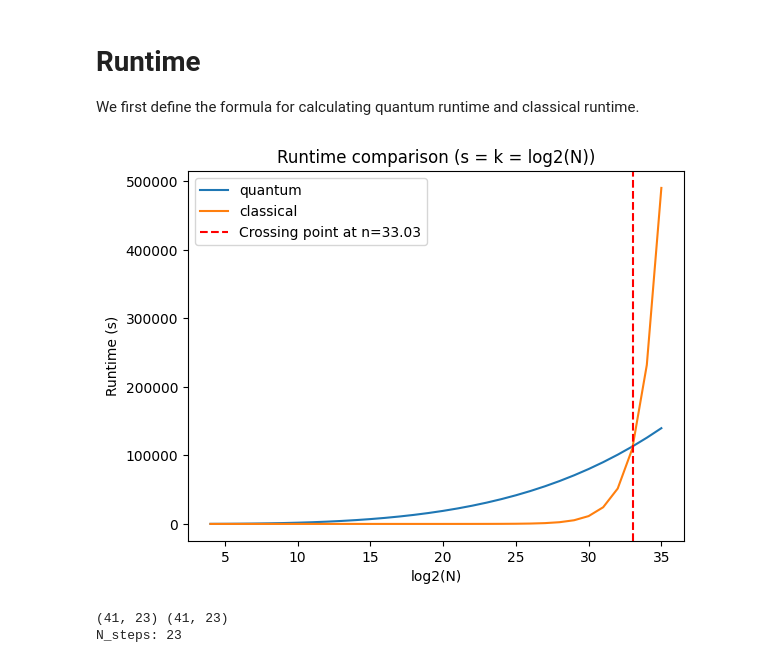
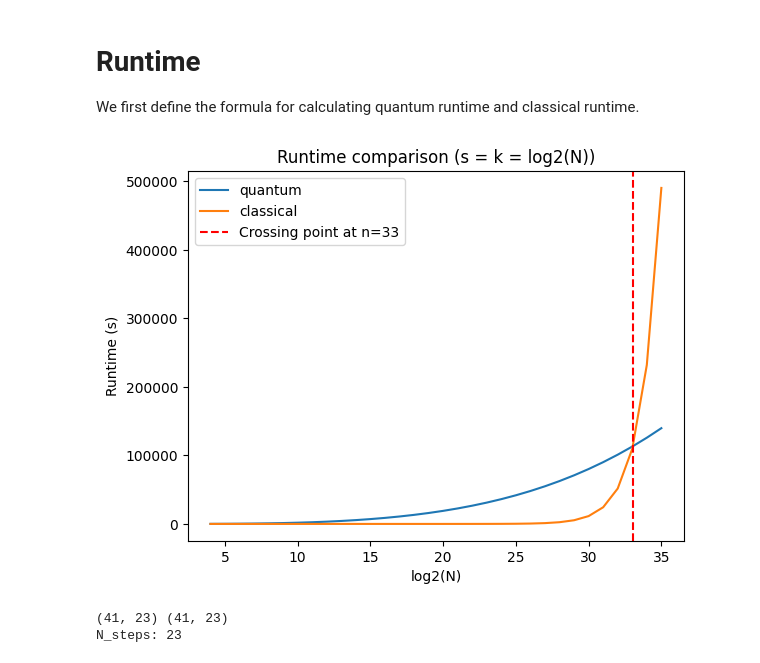
Before and after one commit to tiger9tu/HHL, a Jupyter notebook: tools/heatmap.ipynb, the cells around one changed output. Saved outputs shown, nothing was run; the diff lists cells and outputs as text; code cells hidden in the pictures.

```diff
--- a/tools/heatmap.ipynb
+++ b/tools/heatmap.ipynb
@@ -99,35 +99,35 @@ def plot_runtime_line_graph():
     n_start = 4
     n_end =36
 
     n = np.arange(n_start, n_end, 1)
     k = n
     s = n
     epsilon_inv  = np.full(len(k), fix_epsilon_inv)
 
     q_runtime = calculate_q_runtime(k, s, epsilon_inv, 2**n)
     c_runtime = calculate_c_runtime(k, s, epsilon_inv, 2**n)
 
     fig, ax = plt.subplots()
     ax.plot(n, q_runtime, label="quantum")
     ax.plot(n, c_runtime, label="classical")
 
     # Find the crossing point
     crossing_index = np.where(np.diff(np.sign(q_runtime - c_runtime)))[0][0]
     crossing_n = n[crossing_index] + (c_runtime[crossing_index] - q_runtime[crossing_index]) / (q_runtime[crossing_index + 1] - q_runtime[crossing_index] - c_runtime[crossing_index + 1] + c_runtime[crossing_index])
 
     # Mark the crossing point
-    ax.axvline(x=crossing_n, color='r', linestyle='--', label=f'Crossing point at n={crossing_n:.2f}')
+    ax.axvline(x=crossing_n, color='r', linestyle='--', label=f'Crossing point at n={int(crossing_n)}')
 
     ax.set_xlabel("log2(N)")
     ax.set_ylabel("Runtime (s)")
     ax.set_title("Runtime comparison (s = k = log2(N))")
     ax.legend()
     fig.savefig("runtime_line.pdf")
     plt.show()
 
 plot_runtime_line_graph()
 # %% [output]
-[figure, old version]
+[figure, new version]
 # %%
 def sub_plot(fig, ax, x,y, data, title, xlabel, ylabel):
     norm = colors.TwoSlopeNorm(vmin=data.min(), vcenter=1, vmax=data.max())
```
Also changed, not shown: parts of 1 cell of this notebook.
